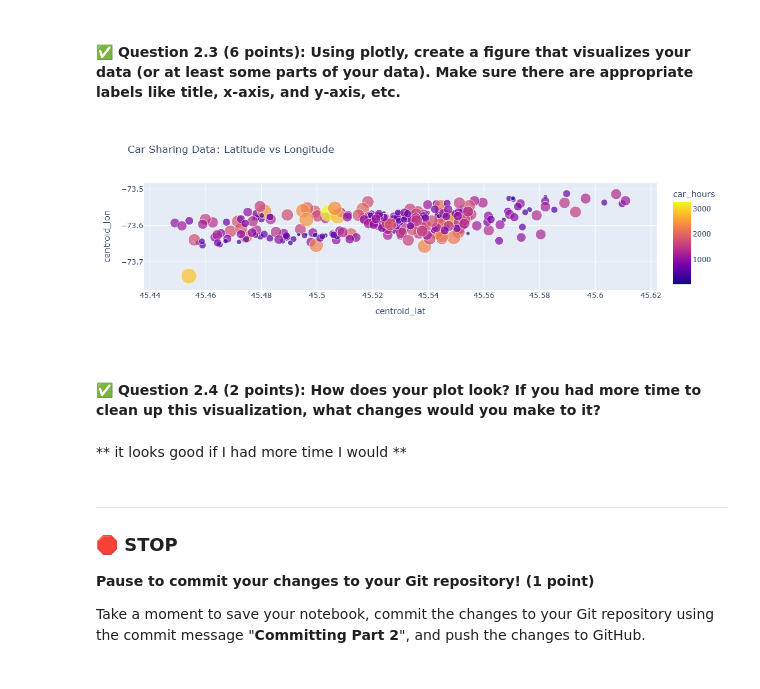
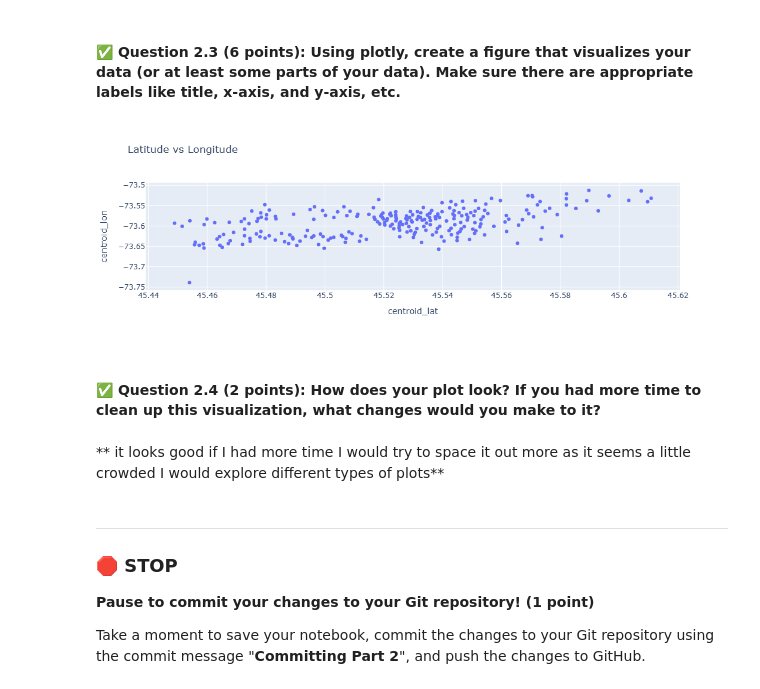
Before and after one commit to ChinmayNC/CMSE202-s25-turnin, a Jupyter notebook: exams /midterm/CMSE202-Midterm-Section002-STUDENT.ipynb, the cells around one changed output. Drawn from its saved outputs; the diff is of its cells as text; code cells hidden in the pictures.

```diff
--- a/exams /midterm/CMSE202-Midterm-Section002-STUDENT.ipynb
+++ b/exams /midterm/CMSE202-Midterm-Section002-STUDENT.ipynb
@@ -189,14 +189,14 @@ print(my_plotly_data)
 # %%
 # Put your code here
 import plotly.express as px
-fig= px.scatter(my_plotly_data, x="centroid_lat",  y="centroid_lon", size="car_hours", color="car_hours",title="Car Sharing Data: Latitude vs Longitude",)
+fig= px.scatter(my_plotly_data, x="centroid_lat",  y="centroid_lon" ,title=" Latitude vs Longitude",)
 fig.show()
 # %% [output]
-[figure, old version]
+[figure, new version]
 # %% [markdown]
 #### &#9989; **Question 2.4 (2 points)**: How does your plot look? If you had more time to clean up this visualization, what changes would you make to it?
 # %% [markdown]
-** it looks good if I had more time I would **
+** it looks good if I had more time I would try to space it out more as it seems a little crowded I would explore different types of plots**
 # %% [markdown]
 ---
 ### &#128721; STOP
```
Also changed, not shown: parts of 12 cells of this notebook, 1 other file.
